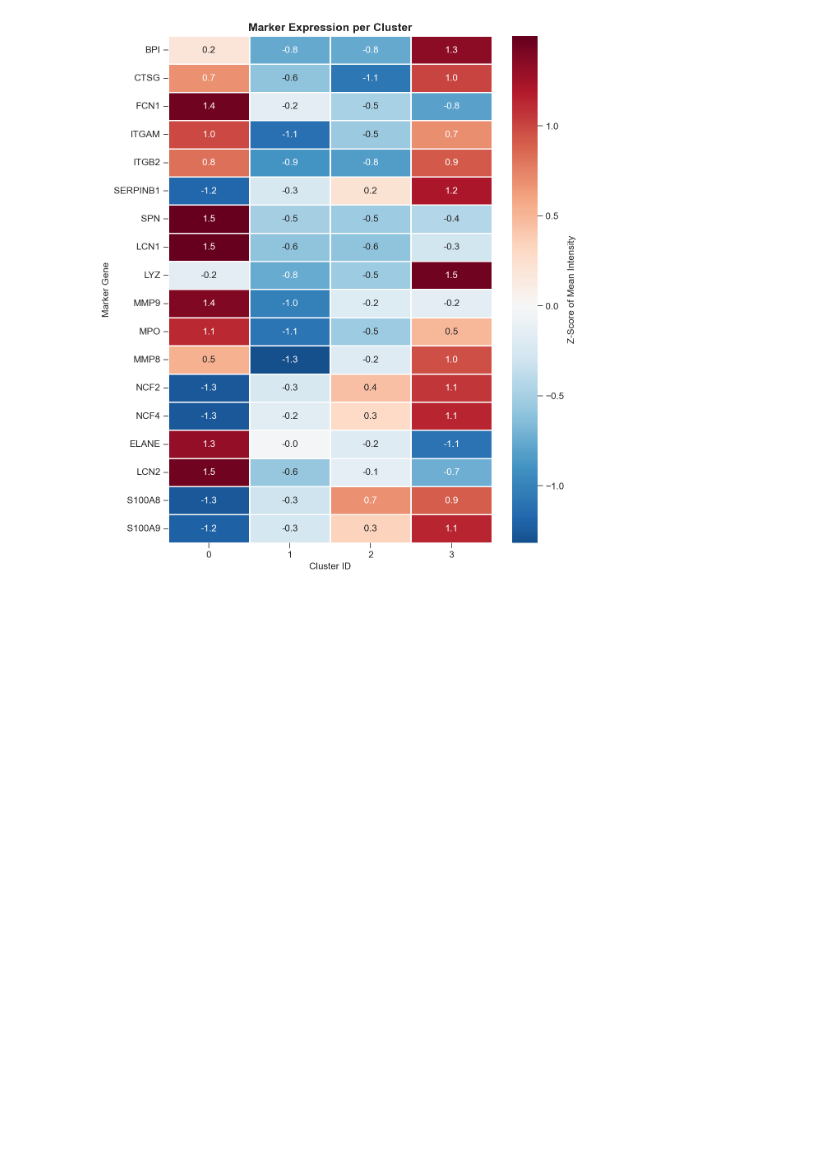
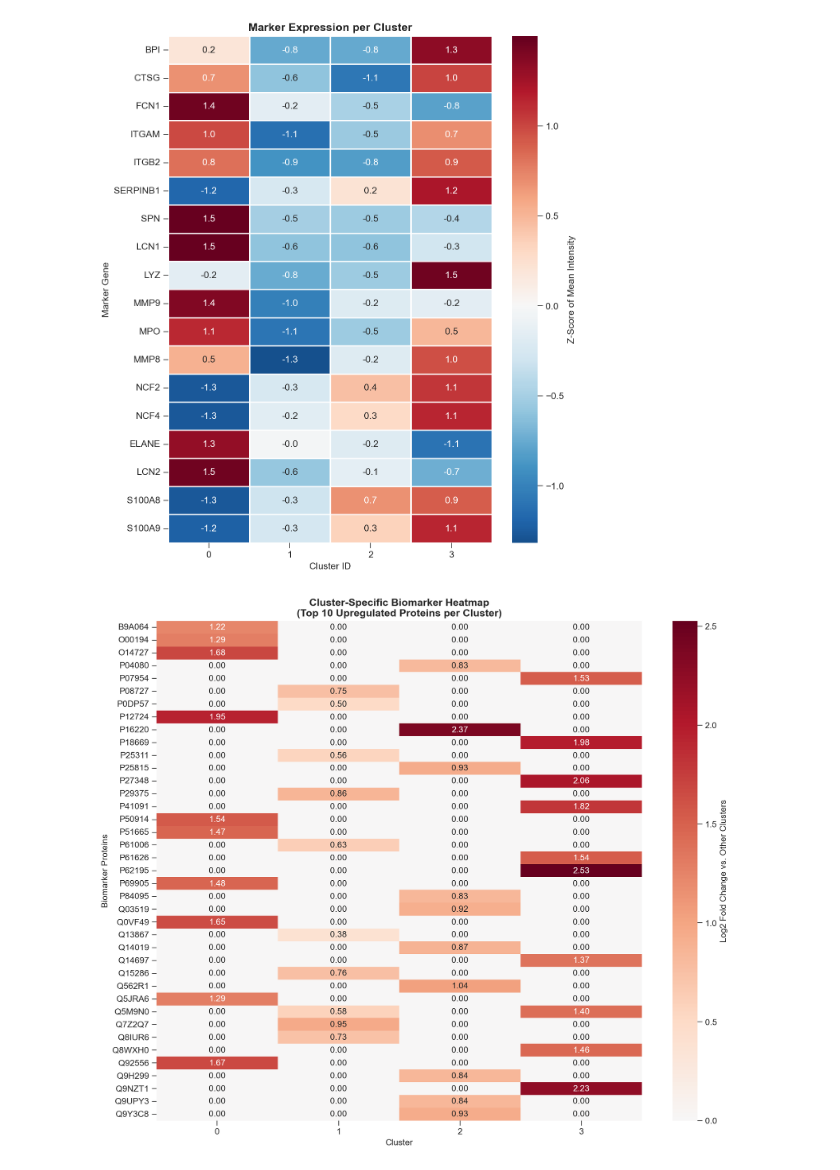
Before and after one commit to UrsKindler/single-cell-Proteomics-analysis, a Jupyter notebook: sc_proteomics_analysis_knn_imputation.ipynb, the cells around one changed output. Drawn from its saved outputs; the diff is of its cells as text; code cells hidden in the pictures; blank space fills up the shorter version.

```diff
--- a/sc_proteomics_analysis_knn_imputation.ipynb
+++ b/sc_proteomics_analysis_knn_imputation.ipynb
@@ -87,7 +87,7 @@ def load_and_filter_data(xlsx_path, protein_missing_threshold=0.7):
     return matrix
 # %%
 # Load and filter the data
-file_path = "x.xlsx"
+file_path = "C:/Users/urs.kindler/Desktop/Single Cell Proteomics/Filtered_singlecelldata_292samples_RH.xlsx" #"x.xlsx"
 expression_matrix = load_and_filter_data(file_path, protein_missing_threshold=0.7)
 # %% [output]
 dataset: 3707 proteins × 291 samples
@@ -503,3 +503,60 @@ else:
     print("None of the genes are in the clusters")
 # %% [output]
 [figure]
+# %%
+def identify_cluster_biomarkers(expression_imputed, cluster_labels, top_n_per_cluster=10):
+    """
+    -showing top proteins for each cluster.
+    """
+
+    unique_clusters = np.unique(cluster_labels)
+    all_biomarkers = []
+
+    for cluster_id in unique_clusters:
+        cluster_mask = cluster_labels == cluster_id
+        other_mask = ~cluster_mask
+
+        cluster_mean = expression_imputed.loc[cluster_mask].mean()
+        other_mean = expression_imputed.loc[other_mask].mean()
+
+        fold_change = np.log2((cluster_mean + 1e-8) / (other_mean + 1e-8))
+
+        top_proteins = fold_change.nlargest(top_n_per_cluster)
+
+        for protein in top_proteins.index:
+            all_biomarkers.append({
+                'cluster': cluster_id,
+                'protein': protein,
+                'fold_change': top_proteins[protein],
+                'cluster_mean': cluster_mean[protein],
+                'other_mean': other_mean[protein]
+            })
+
+    biomarkers_df = pd.DataFrame(all_biomarkers)
+
+    biomarker_matrix = biomarkers_df.pivot(index='protein', columns='cluster', values='fold_change')
+    biomarker_matrix = biomarker_matrix.fillna(0)
+
+    plt.figure(figsize=(12, 10))
+    sns.heatmap(
+        biomarker_matrix,
+        cmap='RdBu_r',
+        center=0,
+        annot=True,
+        fmt='.2f',
+        cbar_kws={'label': 'Log2 Fold Change vs. Other Clusters'}
+    )
+    plt.title('Cluster-Specific Biomarker Heatmap\n(Top 10 Upregulated Proteins per Cluster)',
+             fontweight='bold')
+    plt.xlabel('Cluster')
+    plt.ylabel('Biomarker Proteins')
+    plt.tight_layout()
+    plt.savefig("cluster_biomarker_heatmap.pdf", dpi=300, format="pdf")
+    plt.show()
+
+    return biomarkers_df
+
+cluster_biomarkers = identify_cluster_biomarkers(expression_imputed, final_cluster_labels, top_n_per_cluster=10)
+cluster_biomarkers.to_csv("cluster_biomarkers.csv", index=False)
+# %% [output]
+[figure, added]
```
